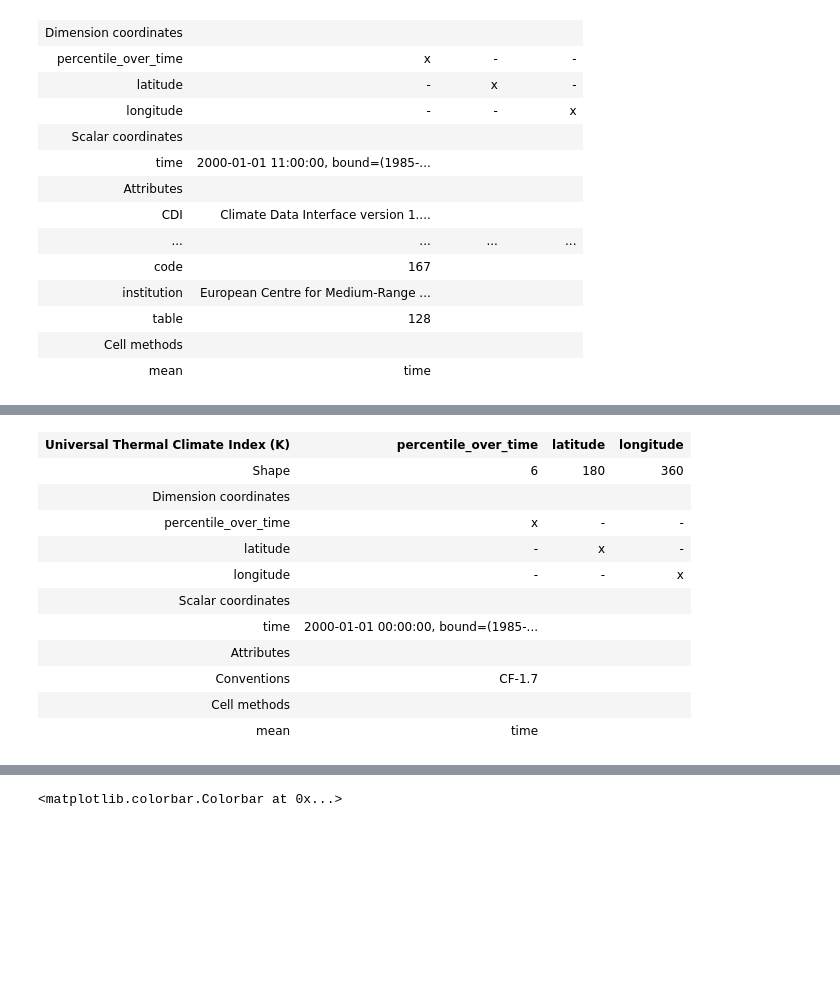
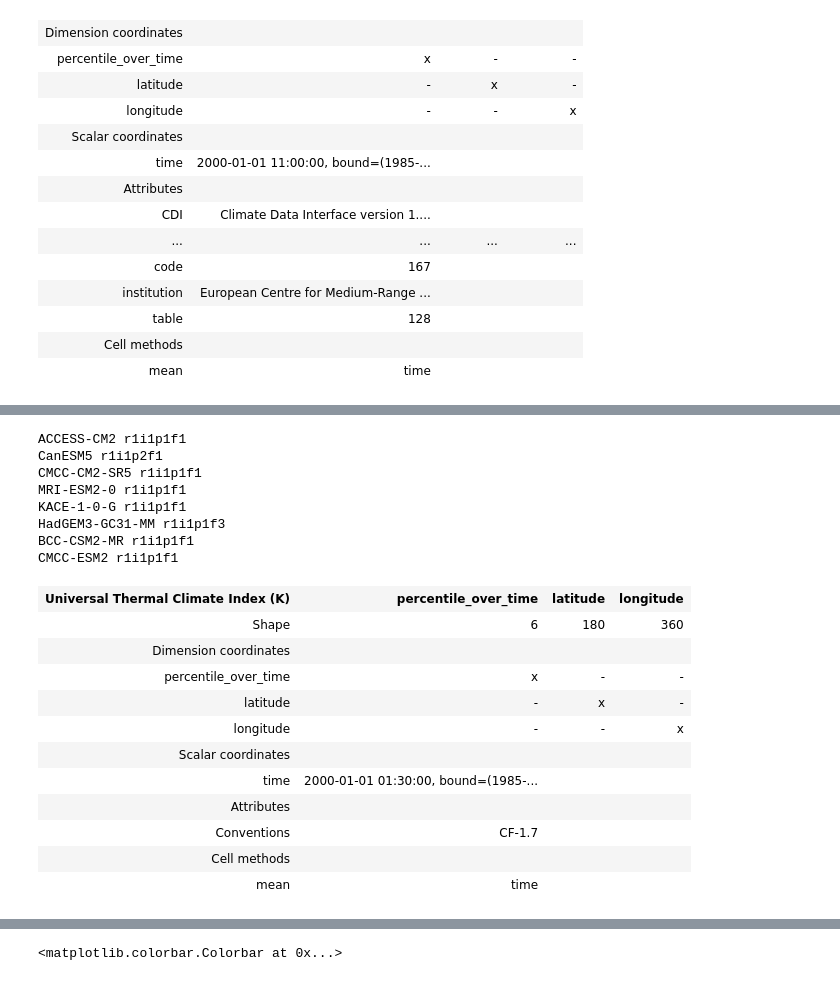
Before and after one commit to chrisroadmap/heatstress, a Jupyter notebook: notebooks/bias-correct-percentiles.ipynb, the cells around one changed output, grey strips where cells are left out. Drawn from its saved outputs; the diff is of its cells as text; code cells hidden in the pictures; blank space fills up the shorter version.

```diff
--- a/notebooks/bias-correct-percentiles.ipynb
+++ b/notebooks/bias-correct-percentiles.ipynb
@@ -104,24 +114,35 @@ cube_model[model][run][scen]
 # %%
 cube_model_historical_mean = {}
 for model in scenarios:
-    cube_model[model] = {}
+    cube_model_historical_mean[model] = {}
     for run in scenarios[model]:
-        cube_model[model][run] = {}
-        cube_model[model][run] = cube_hadgem.collapsed(['time'], iris.analysis.MEAN)
-        cube_hadgem_mean
+        print(model, run)
+        cube_model_historical_mean[model][run] = {}
+        cube_model_historical_mean[model][run] = cube_model[model][run]['historical'].collapsed(['time'], iris.analysis.MEAN)
 # %% [output]
-| Universal Thermal Climate Index (K) | percentile_over_time | latitude | longitude |
-| Shape | 6 | 180 | 360 |
-| Dimension coordinates |  |  |  |
-| percentile_over_time | x | - | - |
-| latitude | - | x | - |
-| longitude | - | - | x |
-| Scalar coordinates |  |  |  |
-| time | 2000-01-01 00:00:00, bound=(1985-... |  |  |
-| Attributes |  |  |  |
-| Conventions | CF-1.7 |  |  |
-| Cell methods |  |  |  |
-| mean | time |  |  |
+ACCESS-CM2 r1i1p1f1
+CanESM5 r1i1p2f1
+CMCC-CM2-SR5 r1i1p1f1
+MRI-ESM2-0 r1i1p1f1
+KACE-1-0-G r1i1p1f1
+HadGEM3-GC31-MM r1i1p1f3
+BCC-CSM2-MR r1i1p1f1
+CMCC-ESM2 r1i1p1f1
+# %%
+cube_model_historical_mean[model][run]
+# %% [output]
+| Universal Thermal Climate Index (K) | percentile_over_time | latitude | longitude |
+| Shape | 6 | 180 | 360 |
+| Dimension coordinates |  |  |  |
+| percentile_over_time | x | - | - |
+| latitude | - | x | - |
+| longitude | - | - | x |
+| Scalar coordinates |  |  |  |
+| time | 2000-01-01 01:30:00, bound=(1985-... |  |  |
+| Attributes |  |  |  |
+| Conventions | CF-1.7 |  |  |
+| Cell methods |  |  |  |
+| mean | time |  |  |
 # %%
 import cartopy.crs as ccrs
 ax = pl.axes(projection=ccrs.PlateCarree())
```
Also changed, not shown: parts of 12 cells of this notebook, 1 other file.
